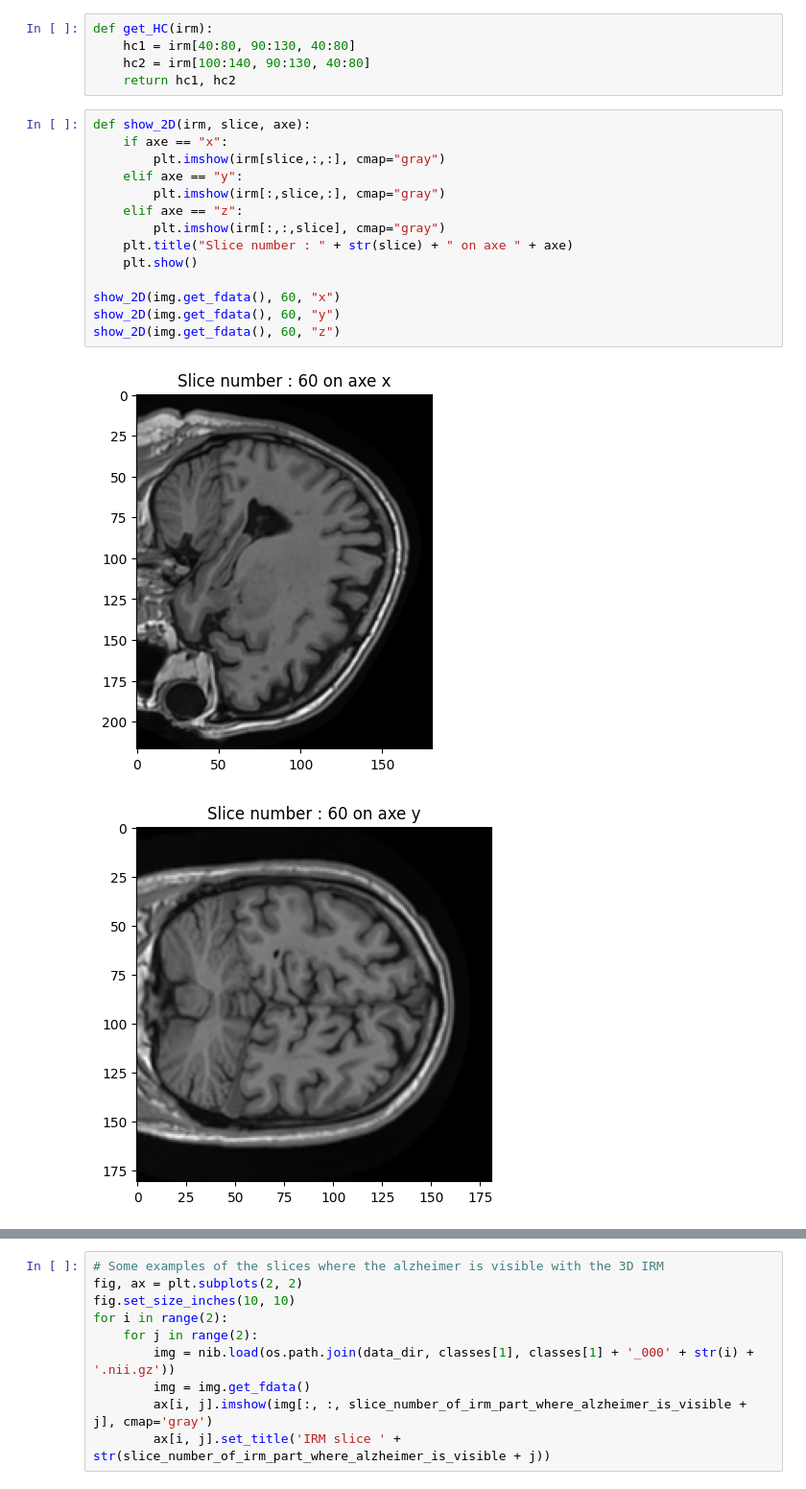
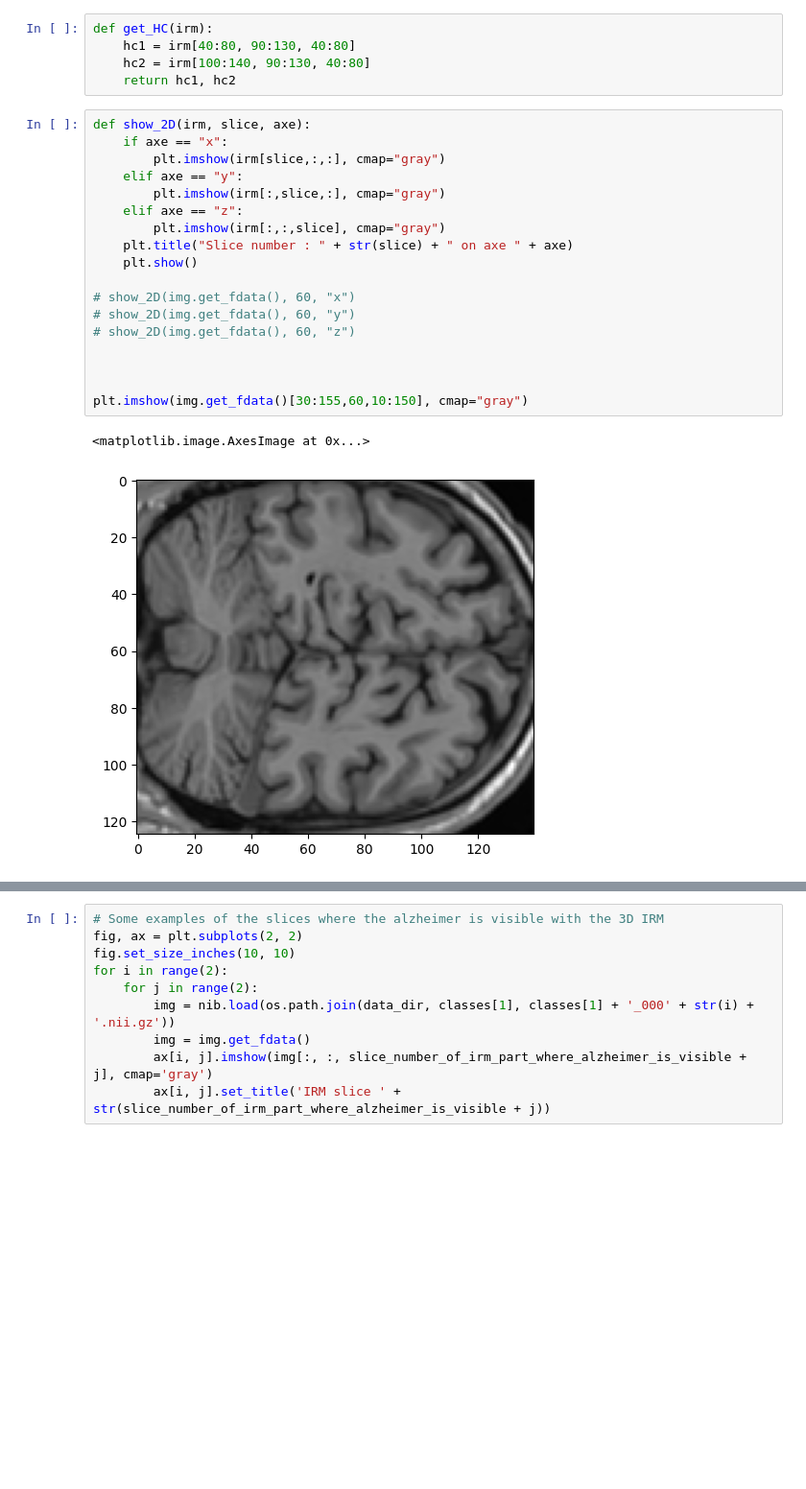
Before and after one commit to Tpris/Computer_vision_Alzheimer_detection, a Jupyter notebook: classifier_2D_nib.ipynb, the cells around one changed output, grey strips where cells are left out. Shown at 96% size. Cells and saved outputs as stored; diff of their text form; blank space fills up the shorter version.

```diff
--- a/classifier_2D_nib.ipynb
+++ b/classifier_2D_nib.ipynb
@@ -62,17 +68,21 @@ def get_HC(irm):
 # %%
 def show_2D(irm, slice, axe):
     if axe == "x":
         plt.imshow(irm[slice,:,:], cmap="gray")
     elif axe == "y":
         plt.imshow(irm[:,slice,:], cmap="gray")
     elif axe == "z":
         plt.imshow(irm[:,:,slice], cmap="gray")
     plt.title("Slice number : " + str(slice) + " on axe " + axe)
     plt.show()
 
-show_2D(img.get_fdata(), 60, "x")
-show_2D(img.get_fdata(), 60, "y")
-show_2D(img.get_fdata(), 60, "z")
+# show_2D(img.get_fdata(), 60, "x")
+# show_2D(img.get_fdata(), 60, "y")
+# show_2D(img.get_fdata(), 60, "z")
+
+
+
+plt.imshow(img.get_fdata()[30:155,60,10:150], cmap="gray")
 # %% [output]
+<matplotlib.image.AxesImage at 0x...>
-[figure, old version]
+[figure, new version]
-[figure, removed]
```
Also changed, not shown: parts of 2 cells of this notebook, 1 other file.
